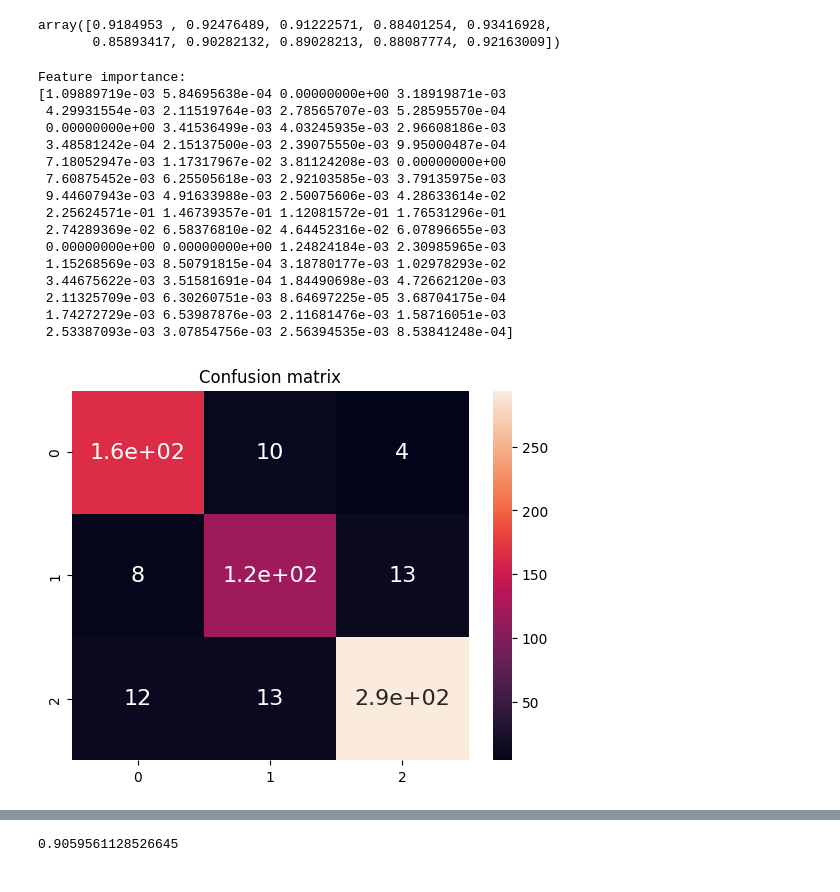
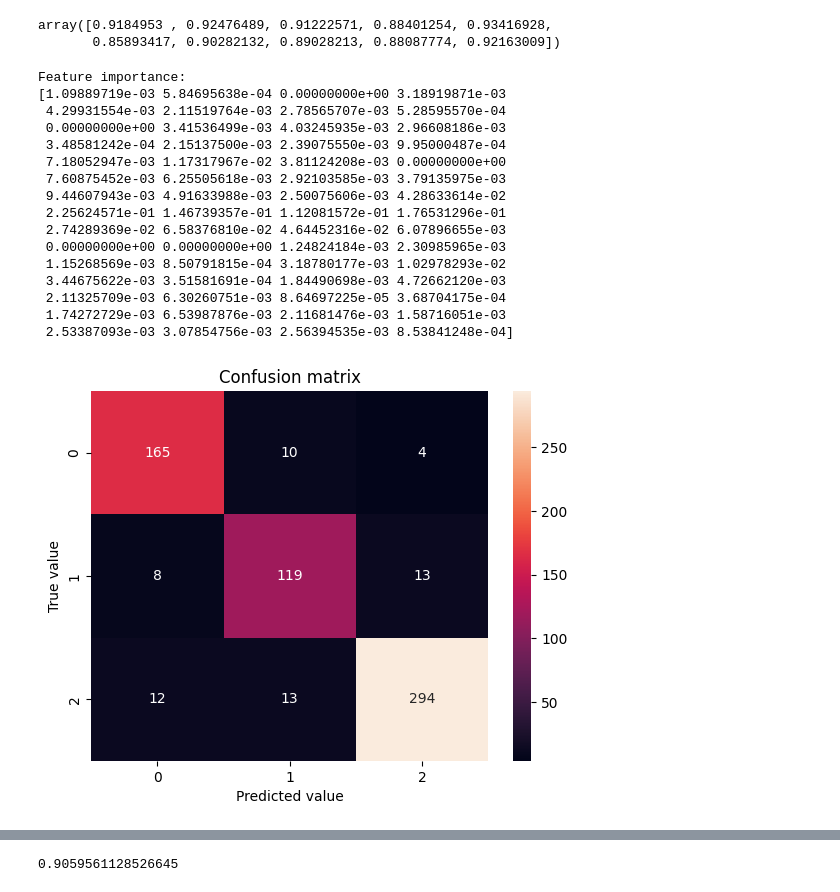
Before and after one commit to guilherme-francisco/artificial-inteligence-PCS3838, a Jupyter notebook: project.ipynb, the cells around one changed output, grey strips where cells are left out. Cells and saved outputs as stored; diff of their text form; code cells hidden in the pictures.

```diff
--- a/project.ipynb
+++ b/project.ipynb
@@ -225,35 +230,36 @@ array([0.9184953 , 0.92476489, 0.91222571, 0.88401254, 0.93416928,
 # %%
 clf.fit(X_train.values, y_train.values)
 prediction = clf.predict(X_test)
 
 print("Feature importance: ")
 print(clf.feature_importances_)
 
 
 confusion = confusion_matrix(y_test, prediction)
-sns.heatmap(confusion, annot=True, annot_kws={"size": 16}) # font size
+sns.heatmap(confusion, annot=True, fmt='g') # font size
 
 plt.title("Confusion matrix")
-
+plt.xlabel("Predicted value")
+plt.ylabel("True value")
 plt.show()
 # %% [output]
 Feature importance:
 [1.09889719e-03 5.84695638e-04 0.00000000e+00 3.18919871e-03
  4.29931554e-03 2.11519764e-03 2.78565707e-03 5.28595570e-04
  0.00000000e+00 3.41536499e-03 4.03245935e-03 2.96608186e-03
  3.48581242e-04 2.15137500e-03 2.39075550e-03 9.95000487e-04
  7.18052947e-03 1.17317967e-02 3.81124208e-03 0.00000000e+00
  7.60875452e-03 6.25505618e-03 2.92103585e-03 3.79135975e-03
  9.44607943e-03 4.91633988e-03 2.50075606e-03 4.28633614e-02
  2.25624571e-01 1.46739357e-01 1.12081572e-01 1.76531296e-01
  2.74289369e-02 6.58376810e-02 4.64452316e-02 6.07896655e-03
  0.00000000e+00 0.00000000e+00 1.24824184e-03 2.30985965e-03
  1.15268569e-03 8.50791815e-04 3.18780177e-03 1.02978293e-02
  3.44675622e-03 3.51581691e-04 1.84490698e-03 4.72662120e-03
  2.11325709e-03 6.30260751e-03 8.64697225e-05 3.68704175e-04
  1.74272729e-03 6.53987876e-03 2.11681476e-03 1.58716051e-03
  2.53387093e-03 3.07854756e-03 2.56394535e-03 8.53841248e-04]
-[figure, old version]
+[figure, new version]
 # %%
 fig, ax = plt.subplots(figsize=(10, 10))
 
```
Also changed, not shown: parts of 22 cells of this notebook.
